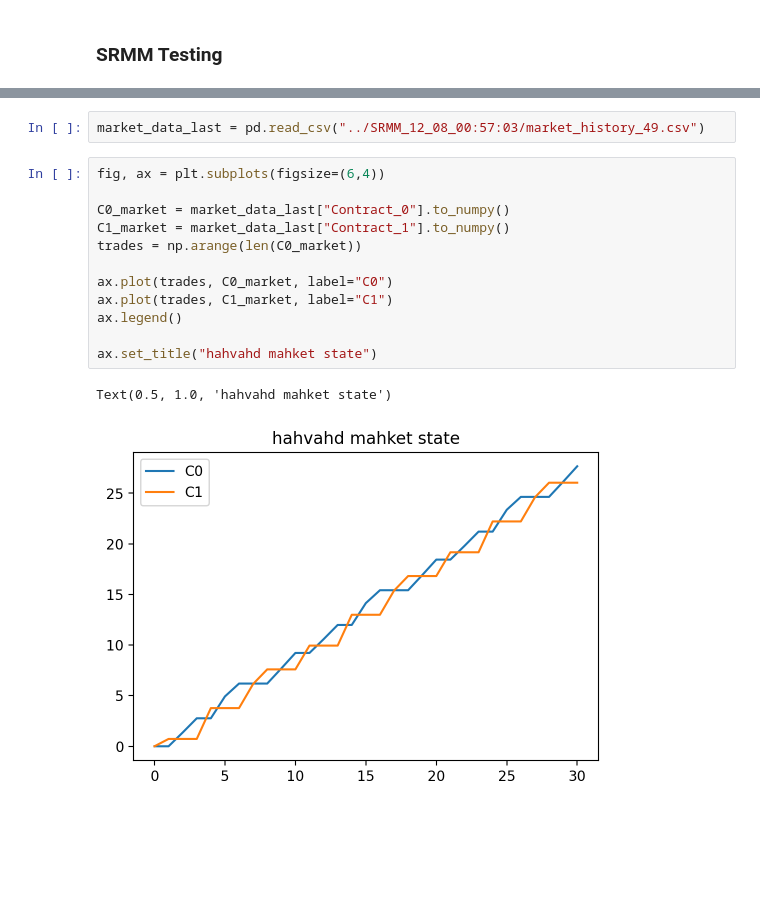
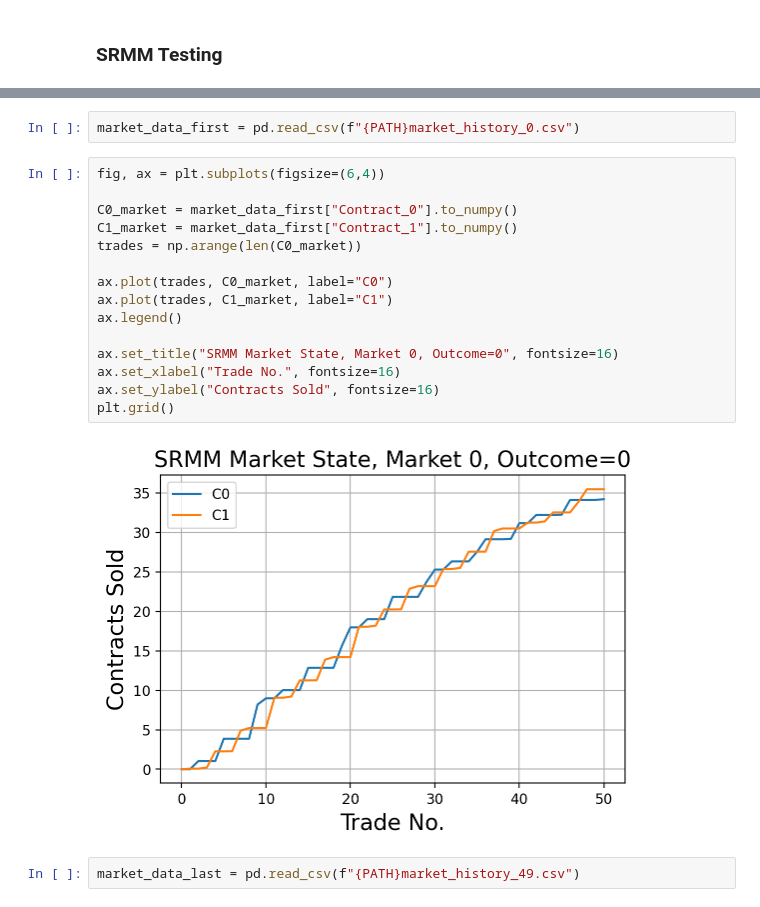
Before and after one commit to sudhanchitgopkar/RepAMM, a Jupyter notebook: data_viz/data_viz.ipynb, the cells around one changed output, grey strips where cells are left out. Cells and saved outputs as stored; diff of their text form; blank space fills up the shorter version.

```diff
--- a/data_viz/data_viz.ipynb
+++ b/data_viz/data_viz.ipynb
@@ -23,17 +44,21 @@ ax.plot(price_data_last["Contract_0"].to_numpy())
 # %%
-market_data_last = pd.read_csv("../SRMM_12_08_00:57:03/market_history_49.csv")
+market_data_first = pd.read_csv(f"{PATH}market_history_0.csv")
 # %%
 fig, ax = plt.subplots(figsize=(6,4))
 
-C0_market = market_data_last["Contract_0"].to_numpy()
-C1_market = market_data_last["Contract_1"].to_numpy()
+C0_market = market_data_first["Contract_0"].to_numpy()
+C1_market = market_data_first["Contract_1"].to_numpy()
 trades = np.arange(len(C0_market))
 
 ax.plot(trades, C0_market, label="C0")
 ax.plot(trades, C1_market, label="C1")
 ax.legend()
 
-ax.set_title("hahvahd mahket state")
+ax.set_title("SRMM Market State, Market 0, Outcome=0", fontsize=16)
+ax.set_xlabel("Trade No.", fontsize=16)
+ax.set_ylabel("Contracts Sold", fontsize=16)
+plt.grid()
 # %% [output]
-Text(0.5, 1.0, 'hahvahd mahket state')
-[figure, old version]
+[figure, new version]
+# %%
+market_data_last = pd.read_csv(f"{PATH}market_history_49.csv")
```
Also changed, not shown: parts of 17 cells of this notebook, 5 other files.
